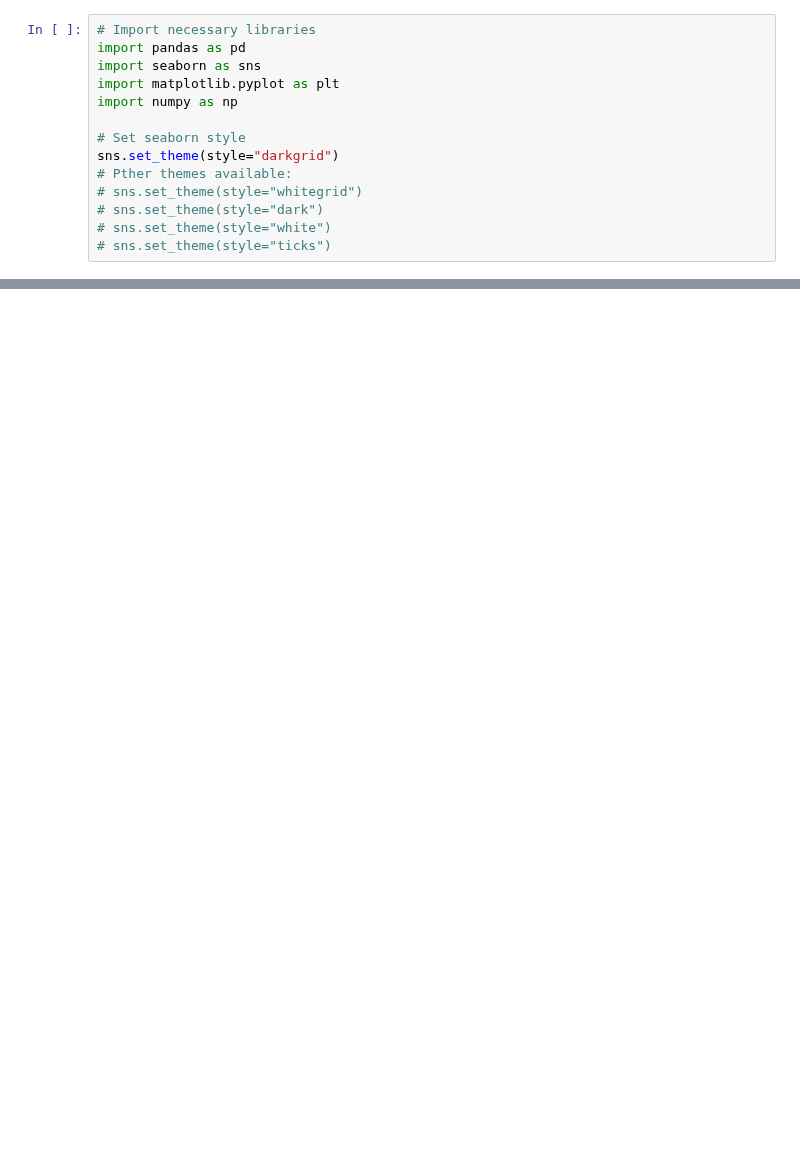
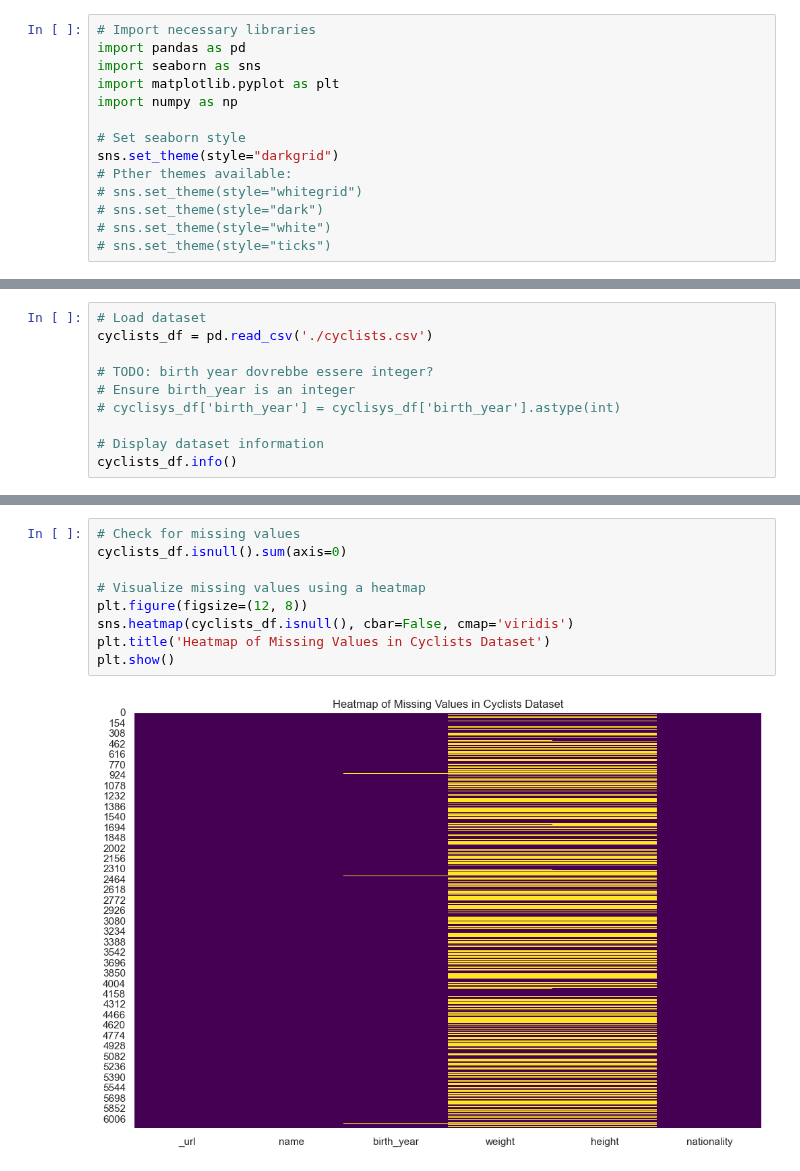
Before and after one commit to Emahhh/dm-project, a Jupyter notebook: prova.ipynb, the cells around one changed output, grey strips where cells are left out. Saved outputs shown, nothing was run; the diff lists cells and outputs as text; blank space fills up the shorter version.

```diff
--- a/prova.ipynb
+++ b/prova.ipynb
@@ -56,0 +66,10 @@ sns.set_theme(style="darkgrid")
+# %%
+# Load dataset
+cyclists_df = pd.read_csv('./cyclists.csv')
+
+# TODO: birth year dovrebbe essere integer?
+# Ensure birth_year is an integer
+# cyclisys_df['birth_year'] = cyclisys_df['birth_year'].astype(int)
+
+# Display dataset information
+cyclists_df.info()
@@ -56,0 +113,11 @@ sns.set_theme(style="darkgrid")
+# %%
+# Check for missing values
+cyclists_df.isnull().sum(axis=0)
+
+# Visualize missing values using a heatmap
+plt.figure(figsize=(12, 8))
+sns.heatmap(cyclists_df.isnull(), cbar=False, cmap='viridis')
+plt.title('Heatmap of Missing Values in Cyclists Dataset')
+plt.show()
+# %% [output]
+[figure, added]
```
Also changed, not shown: parts of 25 cells of this notebook, 1 other file.
